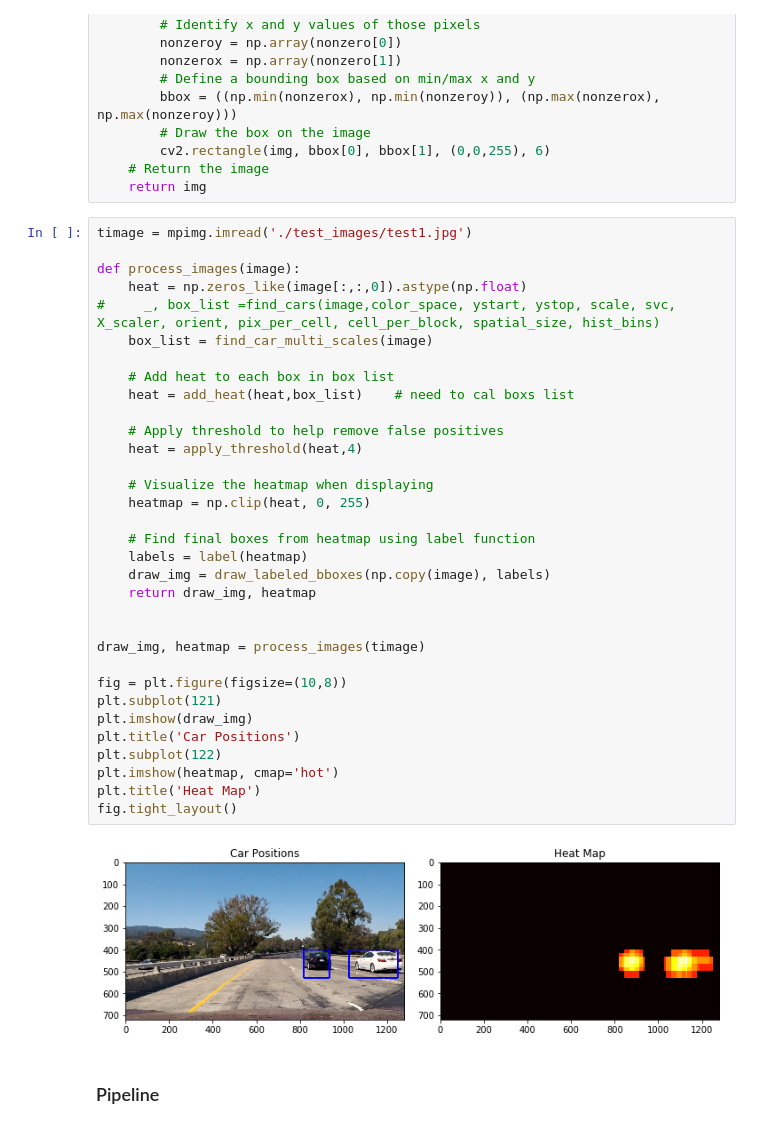
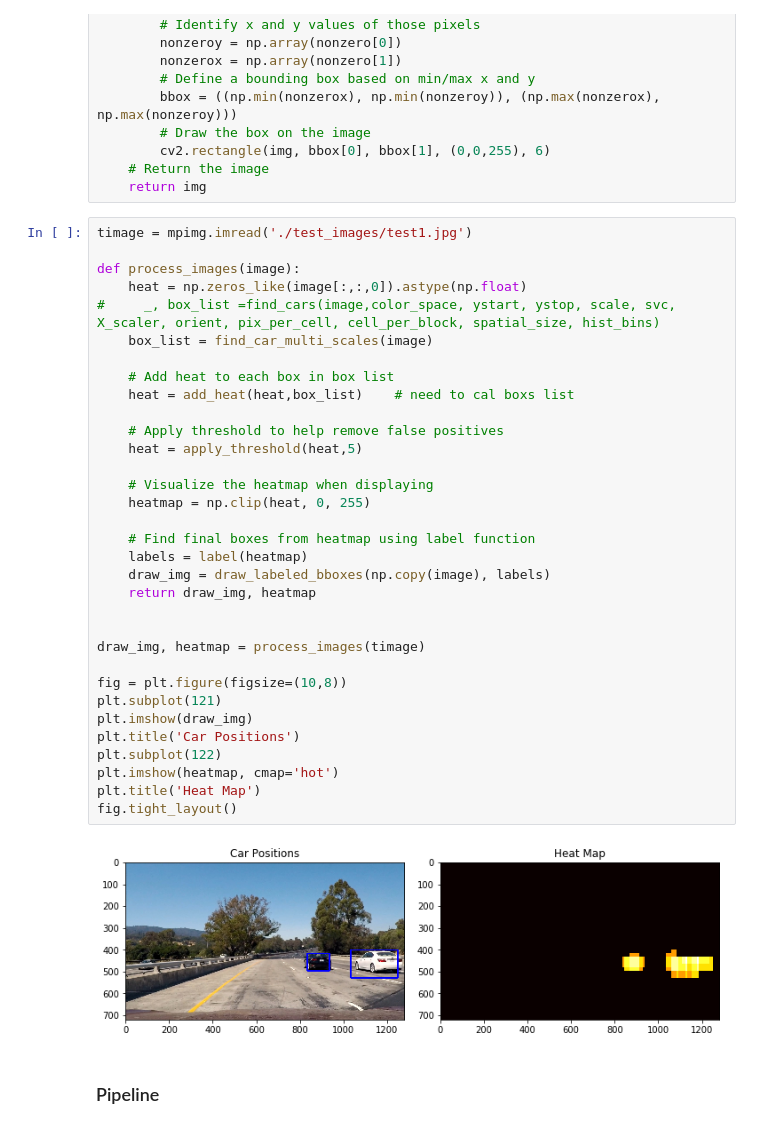
Before and after one commit to yuan-ji/CarND-Vehicle-Detection, a Jupyter notebook: project.ipynb, the cells around one changed output. Saved outputs shown, nothing was run; the diff lists cells and outputs as text.

```diff
--- a/project.ipynb
+++ b/project.ipynb
@@ -608,35 +608,35 @@ timage = mpimg.imread('./test_images/test1.jpg')
 def process_images(image):
     heat = np.zeros_like(image[:,:,0]).astype(np.float)
 #     _, box_list =find_cars(image,color_space, ystart, ystop, scale, svc, X_scaler, orient, pix_per_cell, cell_per_block, spatial_size, hist_bins)
     box_list = find_car_multi_scales(image)
 
     # Add heat to each box in box list
     heat = add_heat(heat,box_list)    # need to cal boxs list
 
     # Apply threshold to help remove false positives
-    heat = apply_threshold(heat,4)
+    heat = apply_threshold(heat,5)
 
     # Visualize the heatmap when displaying
     heatmap = np.clip(heat, 0, 255)
 
     # Find final boxes from heatmap using label function
     labels = label(heatmap)
     draw_img = draw_labeled_bboxes(np.copy(image), labels)
     return draw_img, heatmap
 
 
 draw_img, heatmap = process_images(timage)
 
 fig = plt.figure(figsize=(10,8))
 plt.subplot(121)
 plt.imshow(draw_img)
 plt.title('Car Positions')
 plt.subplot(122)
 plt.imshow(heatmap, cmap='hot')
 plt.title('Heat Map')
 fig.tight_layout()
 # %% [output]
-[figure, old version]
+[figure, new version]
 # %% [markdown]
 ### Pipeline
 # %%
```
Also changed, not shown: parts of 10 cells of this notebook, 8 other files.
